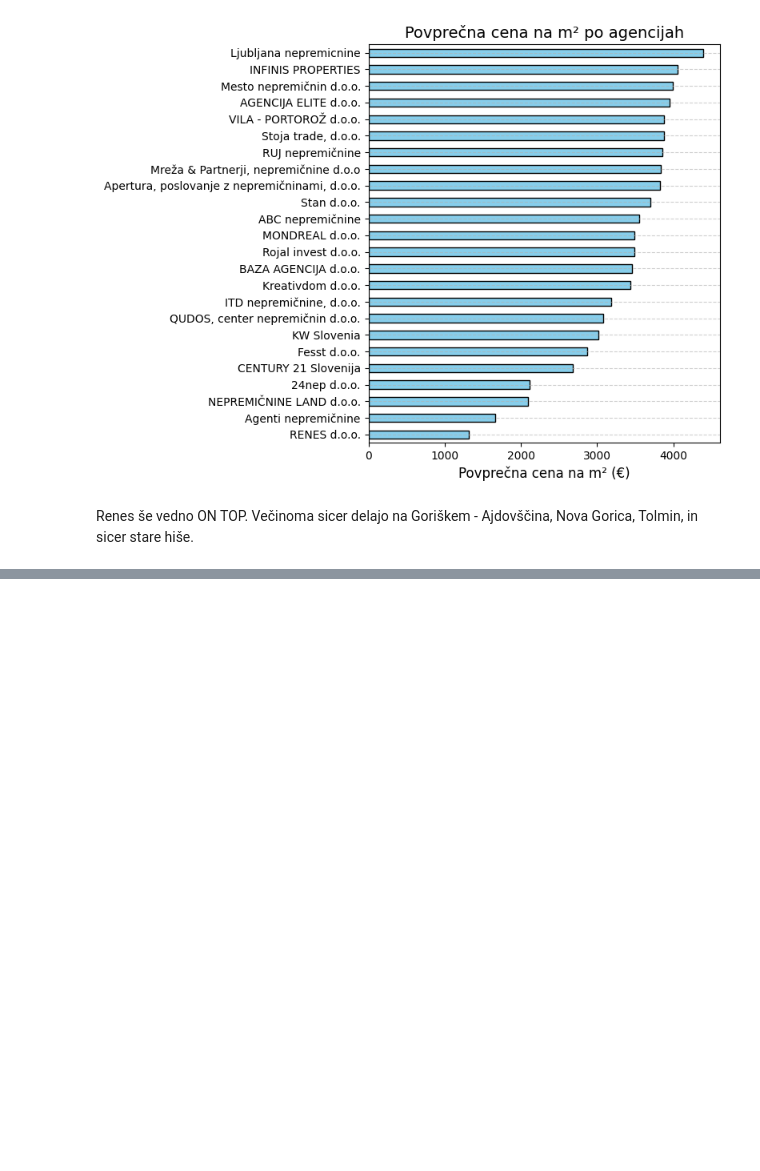
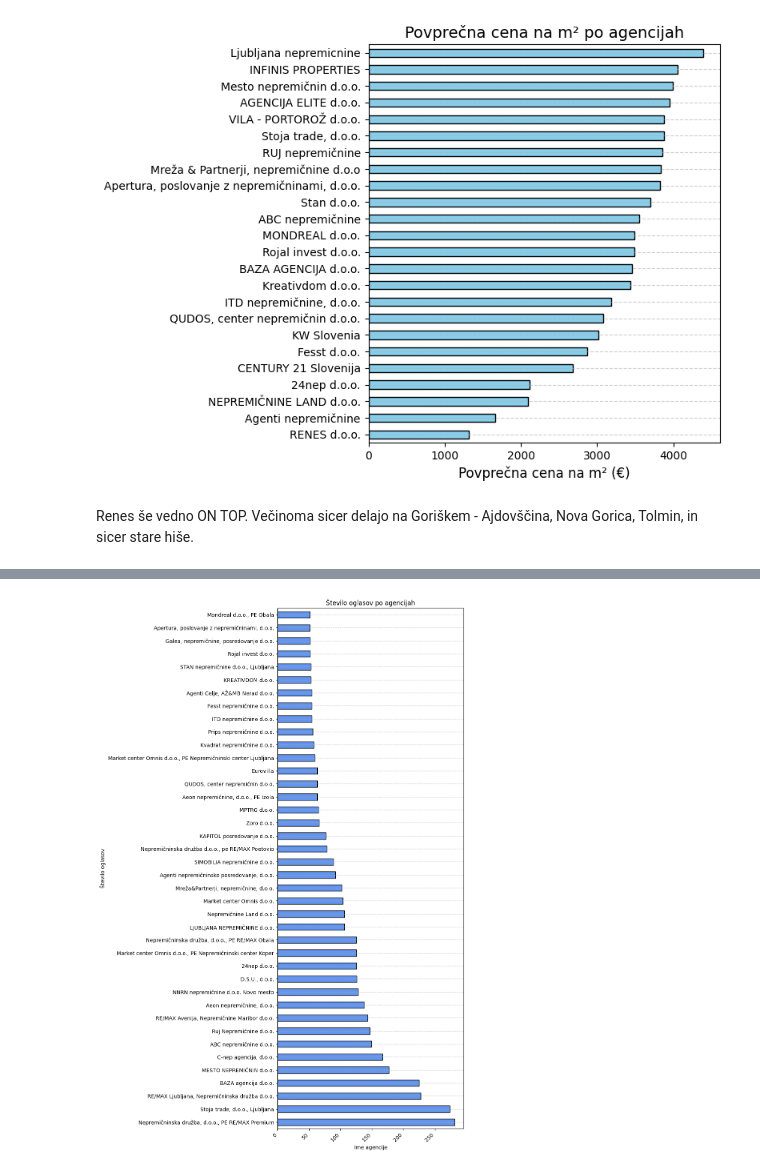
Before and after one commit to tthuma1/PR251, a Jupyter notebook: src/vizualizacije_ponudniki.ipynb, the cells around one changed output, grey strips where cells are left out. Cells and saved outputs as stored; diff of their text form; code cells hidden in the pictures; blank space fills up the shorter version.

```diff
--- a/src/vizualizacije_ponudniki.ipynb
+++ b/src/vizualizacije_ponudniki.ipynb
@@ -258,0 +261,7 @@ Renes še vedno ON TOP. Večinoma sicer delajo na Goriškem - Ajdovščina, Nova
+# %%
+import numpy as np
+import pandas as pd
+import matplotlib.pyplot as plt
+
+nepremicnine_df = pd.read_csv('../data/nepremicnine/nepremicnine_prodaja.csv', sep=",")
+nepremicnine_df
@@ -258,0 +284,22 @@ Renes še vedno ON TOP. Večinoma sicer delajo na Goriškem - Ajdovščina, Nova
+# %%
+nepremicnine_df2 = nepremicnine_df.copy()
+# nepremicnine_df2 = nepremicnine_df2[nepremicnine_df2['seller'].str.contains('century', case=False, na=False)]
+# nepremicnine_df2.groupby('region').agg(mcounts=('region', 'count'))
+nepremicnine_df2 = nepremicnine_df2[nepremicnine_df2['seller'] != 'ZASEBNA PONUDBA']
+nepremicnine_df2 = nepremicnine_df2[nepremicnine_df2['municipality'].isin(municipalities.keys())]
+counts = nepremicnine_df2['seller'].value_counts()
+counts = counts[counts >= 50]
+
+# # Nariši stolpični diagram
+plt.figure(figsize=(10, 15))
+counts.plot(kind='barh', color='cornflowerblue', edgecolor='black', )
+
+plt.title('Število oglasov po agencijah')
+plt.xlabel('Ime agencije')
+plt.ylabel('Število oglasov')
+plt.xticks(rotation=45, ha='right')
+plt.tight_layout()
+plt.grid(axis='y', linestyle='--', alpha=0.7)
+plt.show()
+# %% [output]
+[figure, added]
```
Also changed, not shown: parts of 10 cells of this notebook, 1 other file.
